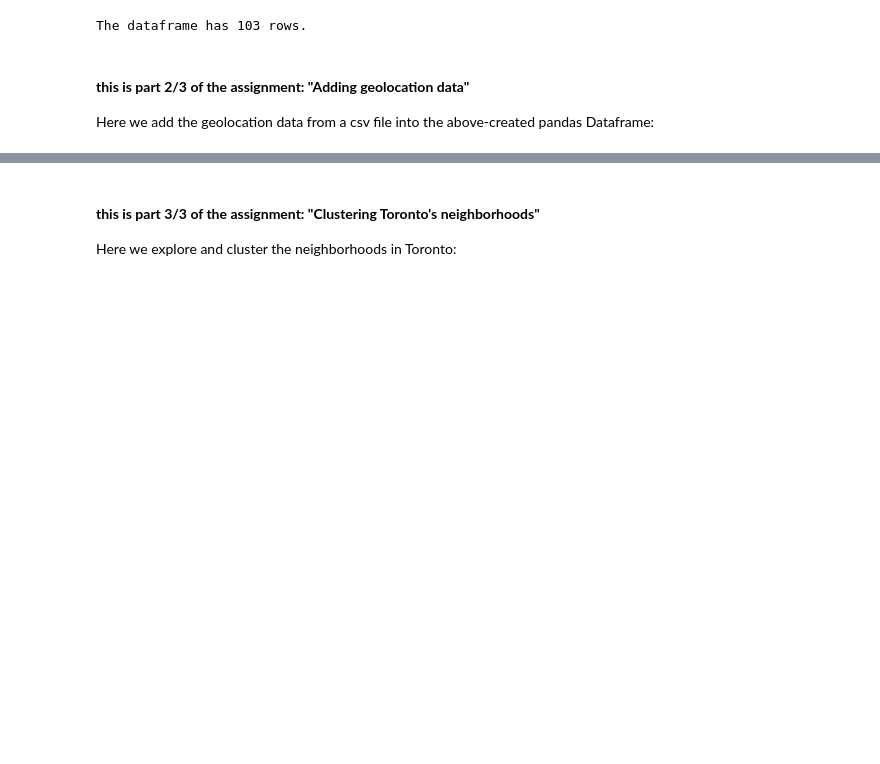
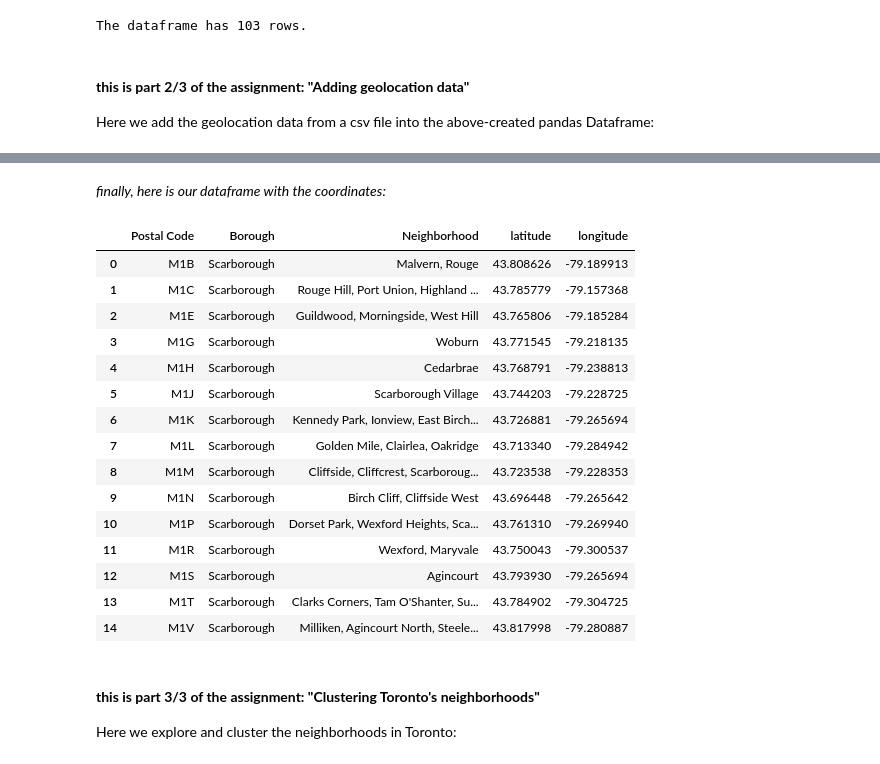
Before and after one commit to hugo-bertini-ds-learning/Coursera_Capstone, a Jupyter notebook: 013SegmentingAandClusteringNeighborhoodsInToronto.ipynb, the cells around one changed output, grey strips where cells are left out. Cells and saved outputs as stored; diff of their text form; code cells hidden in the pictures; blank space fills up the shorter version.

Commit message:
week3 assignment: part 2 of 3 - segmenting and clustering neighborhoods in Toronto

```diff
--- a/013SegmentingAandClusteringNeighborhoodsInToronto.ipynb
+++ b/013SegmentingAandClusteringNeighborhoodsInToronto.ipynb
@@ -186,0 +196,25 @@ Here we add the geolocation data from a csv file into the above-created pandas D
+# %%
+def get_coords_Toronto (pc):
+    #print(pc)
+    #let's control the maximum number of calls to the location provider
+    max_attempts = 5
+    # initialize your variable to None
+    lat_lng_coords = None
+
+    # loop until you get the coordinates
+    i=0
+    while(lat_lng_coords is None):
+      g = geocoder.arcgis('{}, Toronto, Ontario'.format(pc))
+      lat_lng_coords = g.latlng
+      i += 1
+      if i > max_attempts:
+            print('too many attempts. quiting')
+            break
+      sleep(0.2) #a small pause between requests, trying not to be kicked out.
+
+    #print('coordinates for {} required {} call(s) to ArcGIS provider.'.format(pc, i))
+
+    latitude = lat_lng_coords[0]
+    longitude = lat_lng_coords[1]
+
+    return latitude, longitude
@@ -186,0 +243,6 @@ Here we add the geolocation data from a csv file into the above-created pandas D
+# %%
+coords = trtPC_df.apply(lambda row: get_coords_Toronto(row[0]), axis=1)
+# %%
+print(coords)
+coords_df = pd.DataFrame(list(coords), columns=['latitude', 'longitude'])
+coords_df.head()
@@ -186,0 +270,3 @@ Here we add the geolocation data from a csv file into the above-created pandas D
+# %%
+trtPC_df[['latitude', 'longitude']] = coords_df
+trtPC_df.head()
@@ -187,3 +304,24 @@ Here we add the geolocation data from a csv file into the above-created pandas D
+# %% [markdown]
+_finally, here is our dataframe with the coordinates:_
+# %%
+trtPC_df.head(15)
+# %% [output]
+|  | Postal Code | Borough | Neighborhood | latitude | longitude |
+| 0 | M1B | Scarborough | Malvern, Rouge | 43.808626 | -79.189913 |
+| 1 | M1C | Scarborough | Rouge Hill, Port Union, Highland ... | 43.785779 | -79.157368 |
+| 2 | M1E | Scarborough | Guildwood, Morningside, West Hill | 43.765806 | -79.185284 |
+| 3 | M1G | Scarborough | Woburn | 43.771545 | -79.218135 |
+| 4 | M1H | Scarborough | Cedarbrae | 43.768791 | -79.238813 |
+| 5 | M1J | Scarborough | Scarborough Village | 43.744203 | -79.228725 |
+| 6 | M1K | Scarborough | Kennedy Park, Ionview, East Birch... | 43.726881 | -79.265694 |
+| 7 | M1L | Scarborough | Golden Mile, Clairlea, Oakridge | 43.713340 | -79.284942 |
+| 8 | M1M | Scarborough | Cliffside, Cliffcrest, Scarboroug... | 43.723538 | -79.228353 |
+| 9 | M1N | Scarborough | Birch Cliff, Cliffside West | 43.696448 | -79.265642 |
+| 10 | M1P | Scarborough | Dorset Park, Wexford Heights, Sca... | 43.761310 | -79.269940 |
+| 11 | M1R | Scarborough | Wexford, Maryvale | 43.750043 | -79.300537 |
+| 12 | M1S | Scarborough | Agincourt | 43.793930 | -79.265694 |
+| 13 | M1T | Scarborough | Clarks Corners, Tam O'Shanter, Su... | 43.784902 | -79.304725 |
+| 14 | M1V | Scarborough | Milliken, Agincourt North, Steele... | 43.817998 | -79.280887 |
 # %% [markdown]
 #### **this is part 3/3 of the assignment: "Clustering Toronto's neighborhoods"**
 Here we explore and cluster the neighborhoods in Toronto:
```
Also changed, not shown: parts of 15 cells of this notebook.
